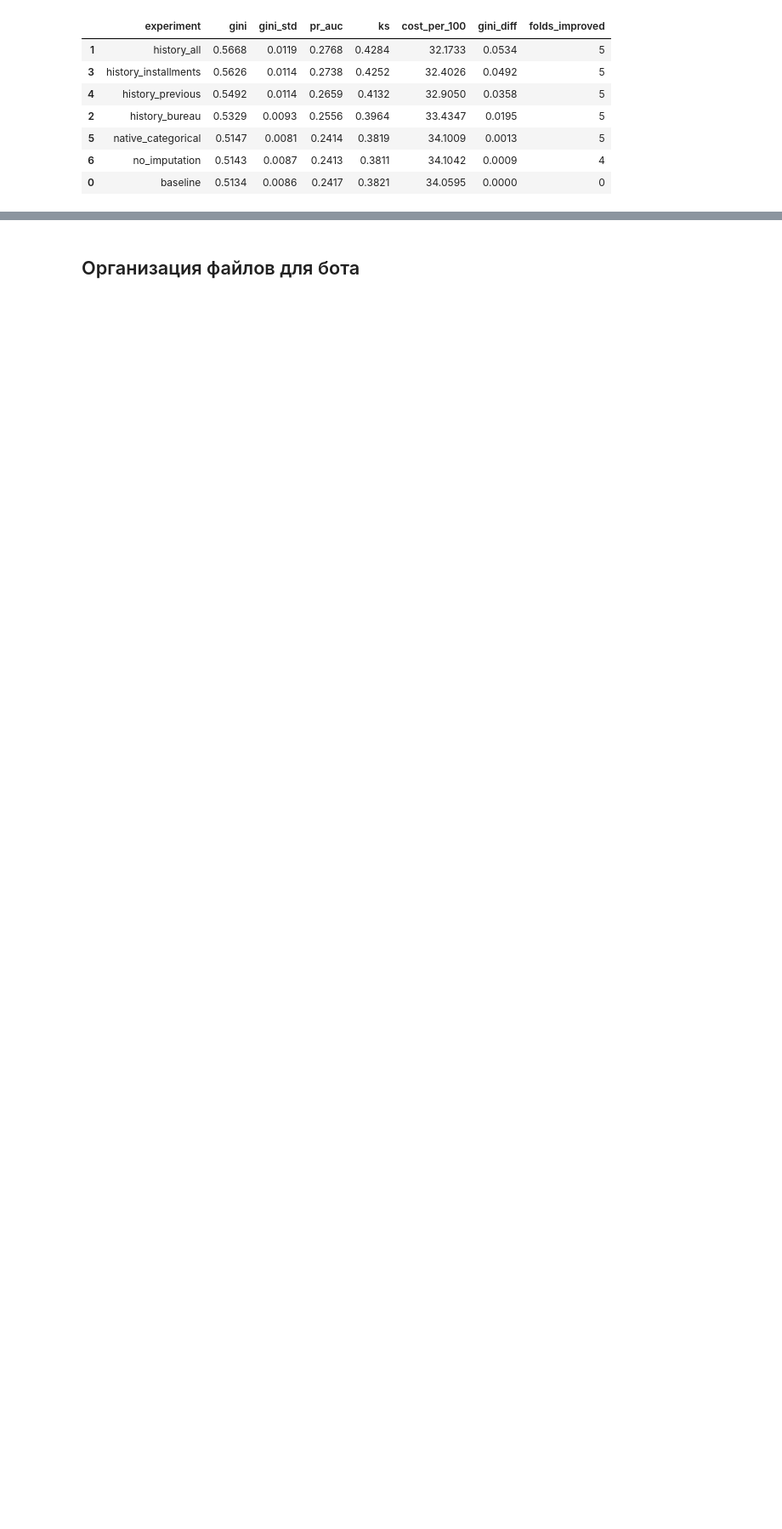
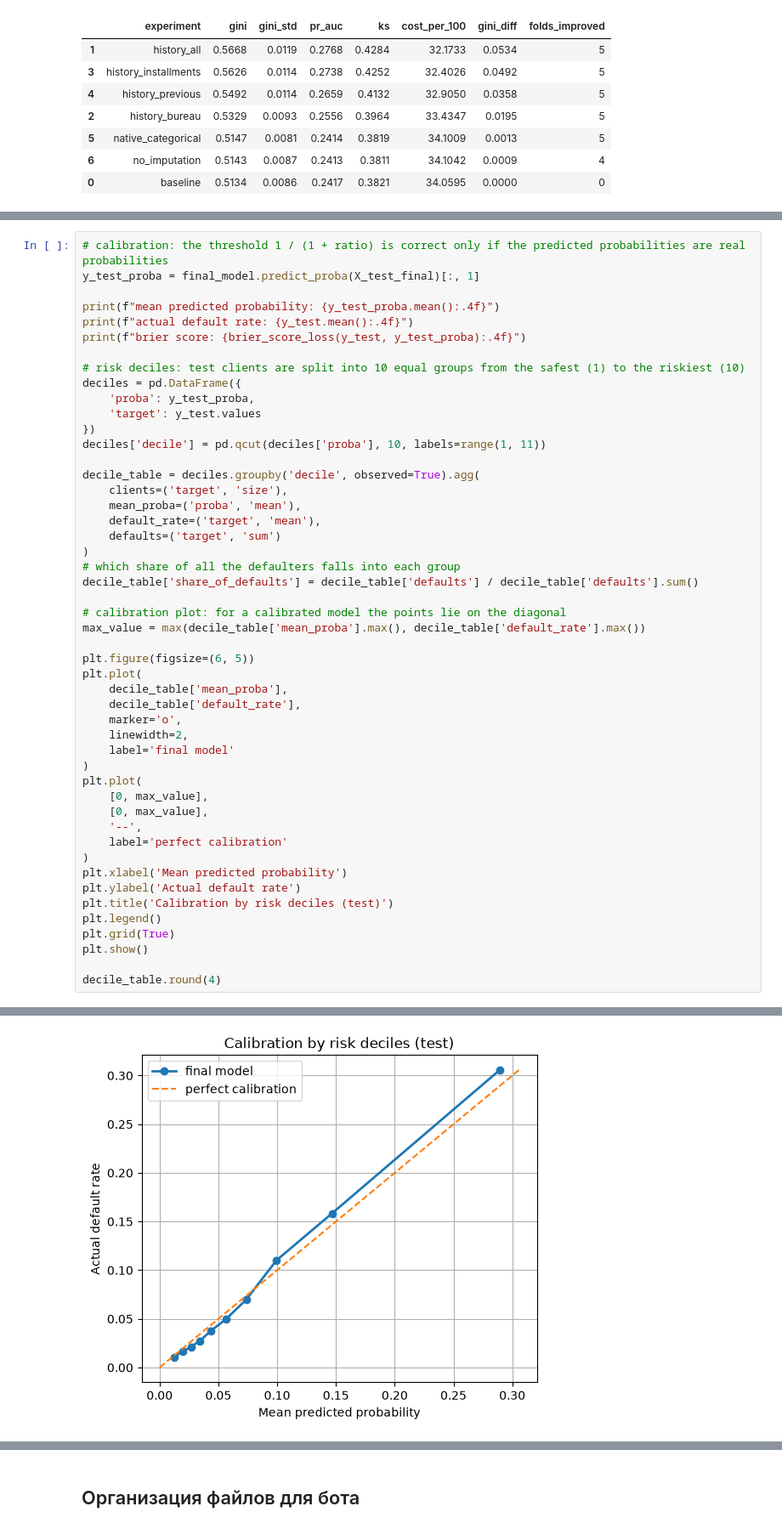
Before and after one commit to Twickitt/Credit-Scoring-Bot, a Jupyter notebook: notebooks/Credit-Scoring-Analysis.ipynb, the cells around one changed output, grey strips where cells are left out. Shown at 85% size. Saved outputs shown, nothing was run; the diff lists cells and outputs as text; blank space fills up the shorter version.

```diff
--- a/notebooks/Credit-Scoring-Analysis.ipynb
+++ b/notebooks/Credit-Scoring-Analysis.ipynb
@@ -1851,0 +2106,50 @@ comparison.round(4)
+# %%
+# calibration: the threshold 1 / (1 + ratio) is correct only if the predicted probabilities are real probabilities
+y_test_proba = final_model.predict_proba(X_test_final)[:, 1]
+
+print(f"mean predicted probability: {y_test_proba.mean():.4f}")
+print(f"actual default rate: {y_test.mean():.4f}")
+print(f"brier score: {brier_score_loss(y_test, y_test_proba):.4f}")
+
+# risk deciles: test clients are split into 10 equal groups from the safest (1) to the riskiest (10)
+deciles = pd.DataFrame({
+    'proba': y_test_proba,
+    'target': y_test.values
+})
+deciles['decile'] = pd.qcut(deciles['proba'], 10, labels=range(1, 11))
+
+decile_table = deciles.groupby('decile', observed=True).agg(
+    clients=('target', 'size'),
+    mean_proba=('proba', 'mean'),
+    default_rate=('target', 'mean'),
+    defaults=('target', 'sum')
+)
+# which share of all the defaulters falls into each group
+decile_table['share_of_defaults'] = decile_table['defaults'] / decile_table['defaults'].sum()
+
+# calibration plot: for a calibrated model the points lie on the diagonal
+max_value = max(decile_table['mean_proba'].max(), decile_table['default_rate'].max())
+
+plt.figure(figsize=(6, 5))
+plt.plot(
+    decile_table['mean_proba'],
+    decile_table['default_rate'],
+    marker='o',
+    linewidth=2,
+    label='final model'
+)
+plt.plot(
+    [0, max_value],
+    [0, max_value],
+    '--',
+    label='perfect calibration'
+)
+plt.xlabel('Mean predicted probability')
+plt.ylabel('Actual default rate')
+plt.title('Calibration by risk deciles (test)')
+plt.legend()
+plt.grid(True)
+plt.show()
+
+decile_table.round(4)
+# %% [output]
@@ -1851,0 +2159 @@ comparison.round(4)
+[figure, added]
```
Also changed, not shown: parts of 24 cells of this notebook, 21 other files.
